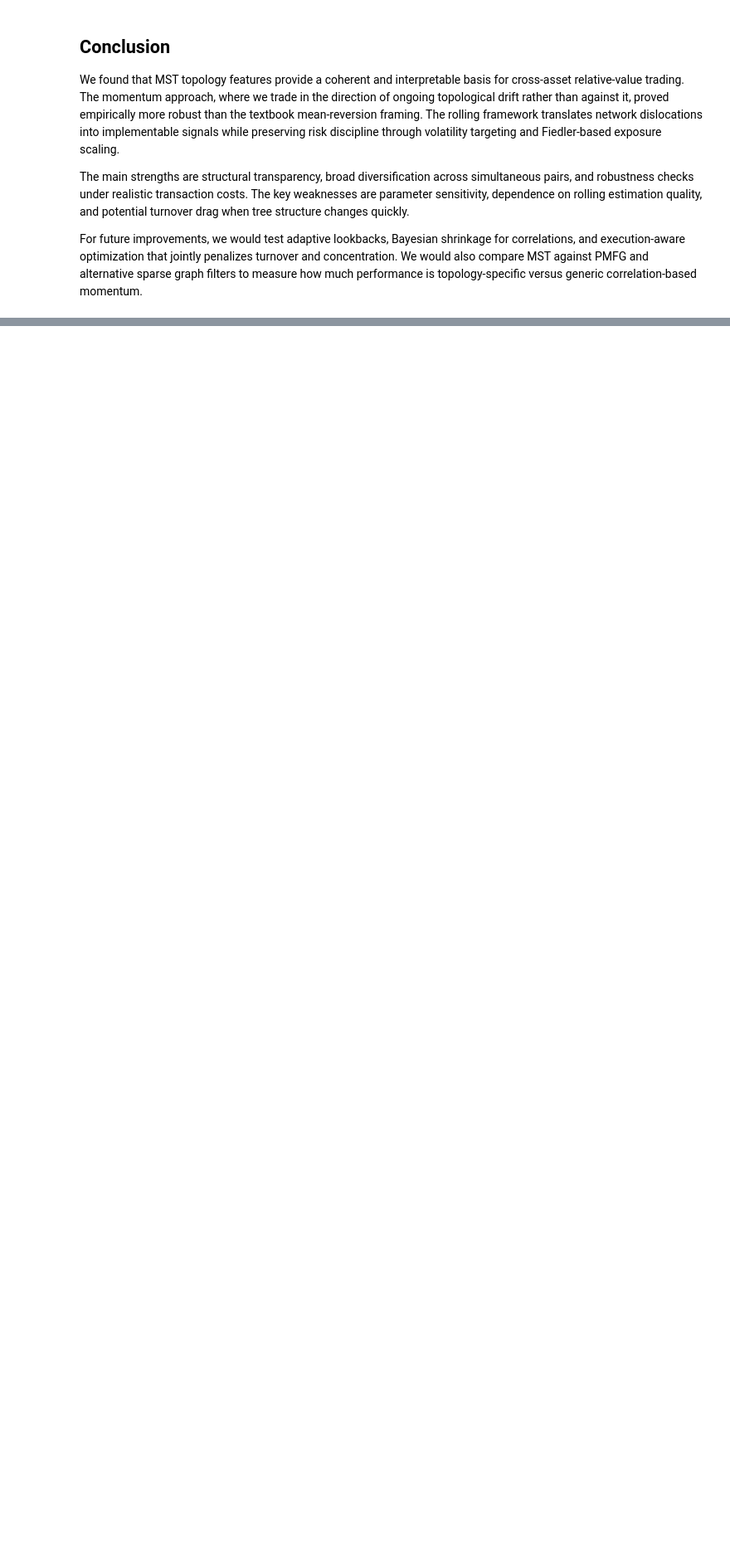
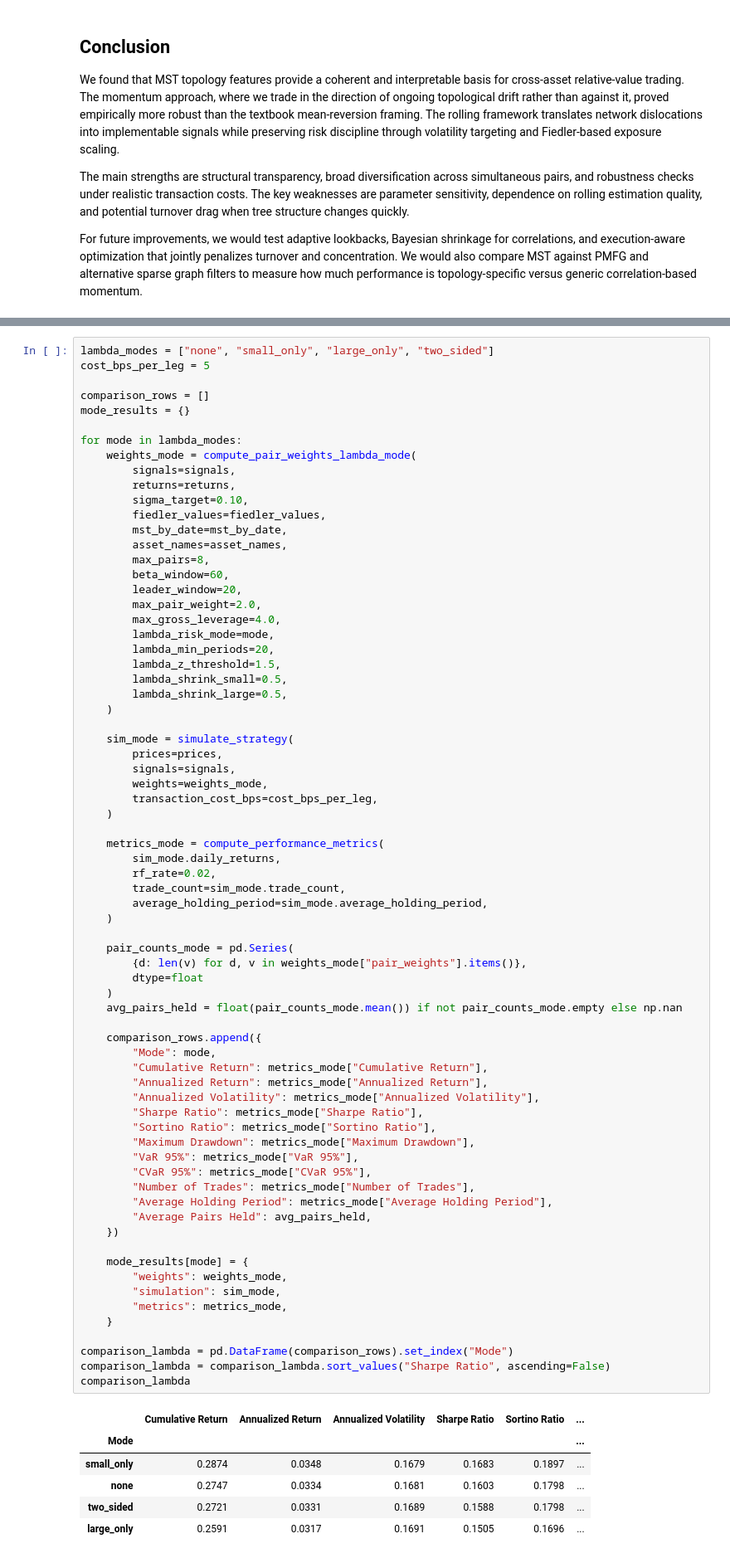
Before and after one commit to zaranip/qts-final-project, a Jupyter notebook: MST_Topology_Trading.ipynb, the cells around one changed output, grey strips where cells are left out. Shown at 83% size. Drawn from its saved outputs; the diff is of its cells as text; blank space fills up the shorter version.

```diff
--- a/MST_Topology_Trading.ipynb
+++ b/MST_Topology_Trading.ipynb
@@ -457,0 +634,78 @@ For future improvements, we would test adaptive lookbacks, Bayesian shrinkage fo
+# %%
+lambda_modes = ["none", "small_only", "large_only", "two_sided"]
+cost_bps_per_leg = 5
+
+comparison_rows = []
+mode_results = {}
+
+for mode in lambda_modes:
+    weights_mode = compute_pair_weights_lambda_mode(
+        signals=signals,
+        returns=returns,
+        sigma_target=0.10,
+        fiedler_values=fiedler_values,
+        mst_by_date=mst_by_date,
+        asset_names=asset_names,
+        max_pairs=8,
+        beta_window=60,
+        leader_window=20,
+        max_pair_weight=2.0,
+        max_gross_leverage=4.0,
+        lambda_risk_mode=mode,
+        lambda_min_periods=20,
+        lambda_z_threshold=1.5,
+        lambda_shrink_small=0.5,
+        lambda_shrink_large=0.5,
+    )
+
+    sim_mode = simulate_strategy(
+        prices=prices,
+        signals=signals,
+        weights=weights_mode,
+        transaction_cost_bps=cost_bps_per_leg,
+    )
+
+    metrics_mode = compute_performance_metrics(
+        sim_mode.daily_returns,
+        rf_rate=0.02,
+        trade_count=sim_mode.trade_count,
+        average_holding_period=sim_mode.average_holding_period,
+    )
+
+    pair_counts_mode = pd.Series(
+        {d: len(v) for d, v in weights_mode["pair_weights"].items()},
+        dtype=float
+    )
+    avg_pairs_held = float(pair_counts_mode.mean()) if not pair_counts_mode.empty else np.nan
+
+    comparison_rows.append({
+        "Mode": mode,
+        "Cumulative Return": metrics_mode["Cumulative Return"],
+        "Annualized Return": metrics_mode["Annualized Return"],
+        "Annualized Volatility": metrics_mode["Annualized Volatility"],
+        "Sharpe Ratio": metrics_mode["Sharpe Ratio"],
+        "Sortino Ratio": metrics_mode["Sortino Ratio"],
+        "Maximum Drawdown": metrics_mode["Maximum Drawdown"],
+        "VaR 95%": metrics_mode["VaR 95%"],
+        "CVaR 95%": metrics_mode["CVaR 95%"],
+        "Number of Trades": metrics_mode["Number of Trades"],
+        "Average Holding Period": metrics_mode["Average Holding Period"],
+        "Average Pairs Held": avg_pairs_held,
+    })
+
+    mode_results[mode] = {
+        "weights": weights_mode,
+        "simulation": sim_mode,
+        "metrics": metrics_mode,
+    }
+
+comparison_lambda = pd.DataFrame(comparison_rows).set_index("Mode")
+comparison_lambda = comparison_lambda.sort_values("Sharpe Ratio", ascending=False)
+comparison_lambda
+# %% [output]
+|  | Cumulative Return | Annualized Return | Annualized Volatility | Sharpe Ratio | Sortino Ratio | ... |
+| Mode |  |  |  |  |  | ... |
+| small_only | 0.2874 | 0.0348 | 0.1679 | 0.1683 | 0.1897 | ... |
+| none | 0.2747 | 0.0334 | 0.1681 | 0.1603 | 0.1798 | ... |
+| two_sided | 0.2721 | 0.0331 | 0.1689 | 0.1588 | 0.1798 | ... |
+| large_only | 0.2591 | 0.0317 | 0.1691 | 0.1505 | 0.1696 | ... |
```
Also changed, not shown: parts of 17 cells of this notebook, 1 other file.
